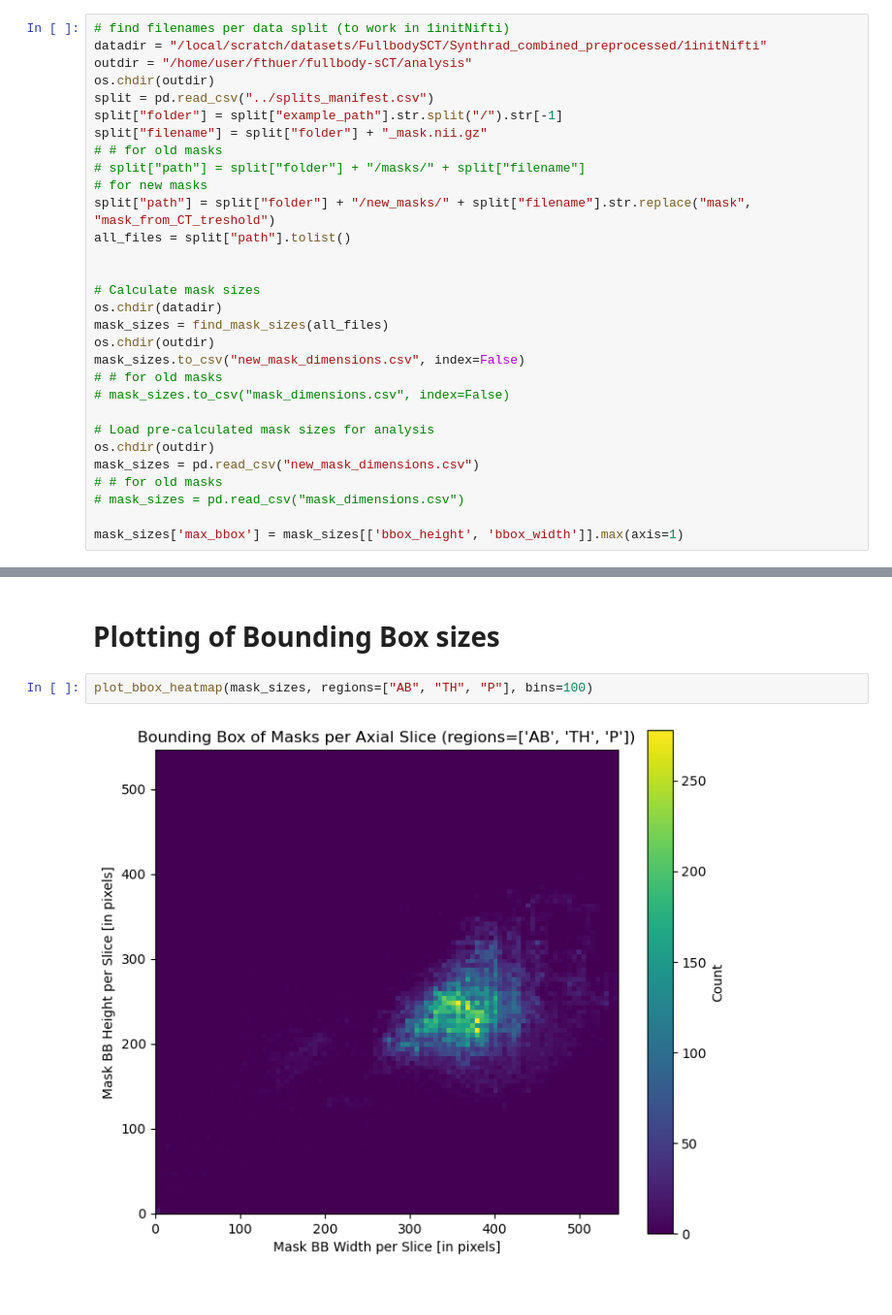
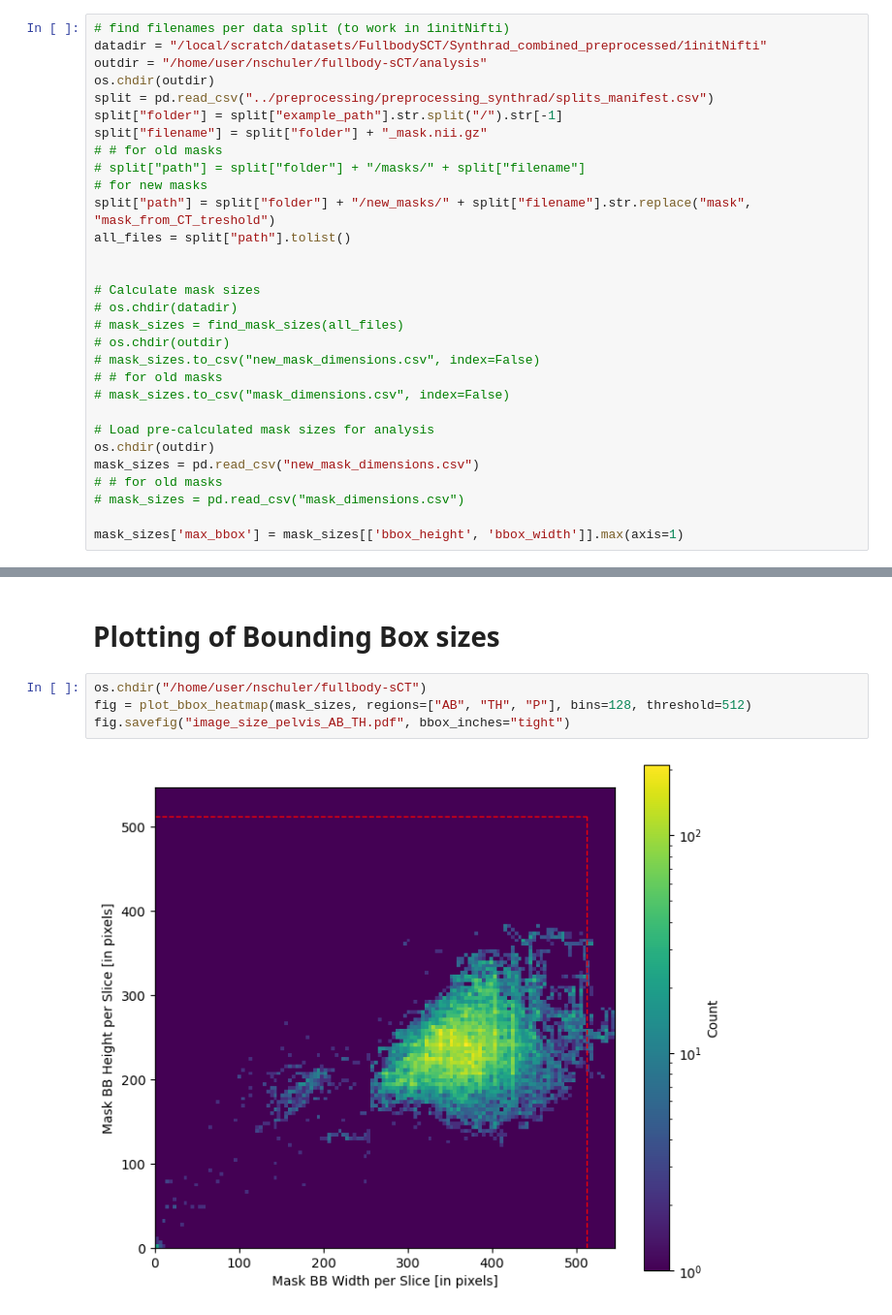
Before and after one commit to NicSchuler/fullbody-sCT, a Jupyter notebook: analysis/analysis_resampling_options.ipynb, the cells around one changed output, grey strips where cells are left out. Shown at 97% size. Saved outputs shown, nothing was run; the diff lists cells and outputs as text.

Commit message:
turn plots into pdf

```diff
--- a/analysis/analysis_resampling_options.ipynb
+++ b/analysis/analysis_resampling_options.ipynb
@@ -157,9 +154,9 @@ def cropping_loss_share(df, regions, min_size):
 # %%
 # find filenames per data split (to work in 1initNifti)
 datadir = "/local/scratch/datasets/FullbodySCT/Synthrad_combined_preprocessed/1initNifti"
-outdir = "/home/user/fthuer/fullbody-sCT/analysis"
+outdir = "/home/user/nschuler/fullbody-sCT/analysis"
 os.chdir(outdir)
-split = pd.read_csv("../splits_manifest.csv")
+split = pd.read_csv("../preprocessing/preprocessing_synthrad/splits_manifest.csv")
 split["folder"] = split["example_path"].str.split("/").str[-1]
 split["filename"] = split["folder"] + "_mask.nii.gz"
 # # for old masks
@@ -170,10 +167,10 @@ all_files = split["path"].tolist()
 
 
 # Calculate mask sizes
-os.chdir(datadir)
-mask_sizes = find_mask_sizes(all_files)
-os.chdir(outdir)
-mask_sizes.to_csv("new_mask_dimensions.csv", index=False)
+# os.chdir(datadir)
+# mask_sizes = find_mask_sizes(all_files)
+# os.chdir(outdir)
+# mask_sizes.to_csv("new_mask_dimensions.csv", index=False)
 # # for old masks
 # mask_sizes.to_csv("mask_dimensions.csv", index=False)
 
@@ -223,7 +220,9 @@ Factor 2.0: Loss of mask area in 0.3% of slices
 # %% [markdown]
 # Plotting of Bounding Box sizes
 # %%
-plot_bbox_heatmap(mask_sizes, regions=["AB", "TH", "P"], bins=100)
+os.chdir("/home/user/nschuler/fullbody-sCT")
+fig = plot_bbox_heatmap(mask_sizes, regions=["AB", "TH", "P"], bins=128, threshold=512)
+fig.savefig("image_size_pelvis_AB_TH.pdf", bbox_inches="tight")
 # %% [output]
-[figure, old version]
+[figure, new version]
 # %%
```
Also changed, not shown: parts of 4 cells of this notebook.
